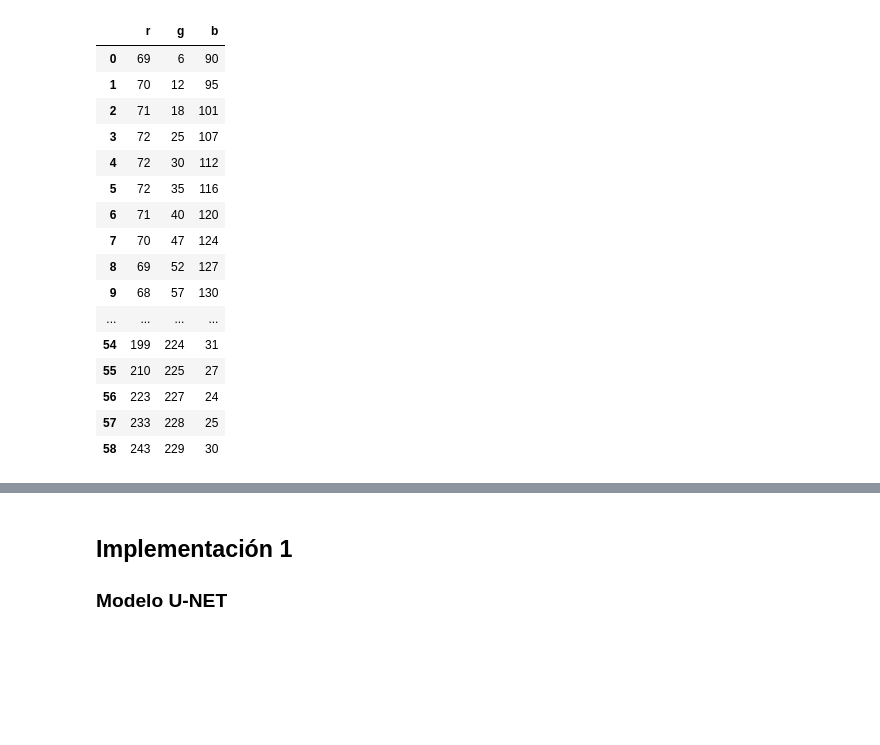
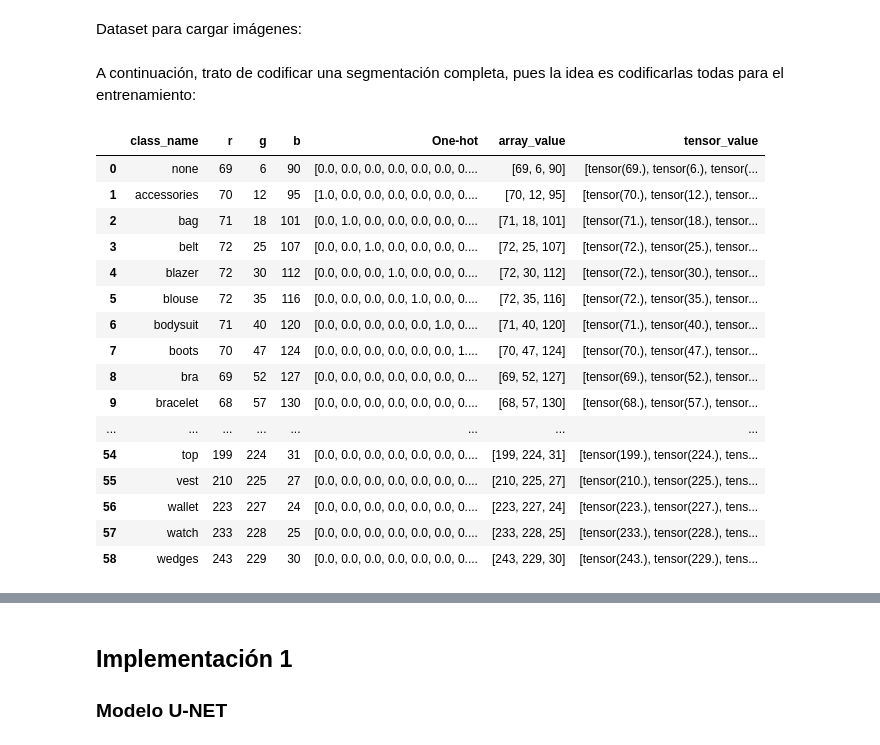
Before and after one commit to KrishT97/ClothVision, a Jupyter notebook: project.ipynb, the cells around one changed output, grey strips where cells are left out. Drawn from its saved outputs; the diff is of its cells as text; code cells hidden in the pictures; blank space fills up the shorter version.

```diff
--- a/project.ipynb
+++ b/project.ipynb
@@ -79,20 +75,0 @@ array([3., 1., 2., 2., 1., 1., 1., 1., 1., 1., 1., 1., 1., 1., 1., 1., 1.,
-# %%
-classes[["r","g","b"]]
-# %% [output]
-|  | r | g | b |
-| 0 | 69 | 6 | 90 |
-| 1 | 70 | 12 | 95 |
-| 2 | 71 | 18 | 101 |
-| 3 | 72 | 25 | 107 |
-| 4 | 72 | 30 | 112 |
-| 5 | 72 | 35 | 116 |
-| 6 | 71 | 40 | 120 |
-| 7 | 70 | 47 | 124 |
-| 8 | 69 | 52 | 127 |
-| 9 | 68 | 57 | 130 |
-| ... | ... | ... | ... |
-| 54 | 199 | 224 | 31 |
-| 55 | 210 | 225 | 27 |
-| 56 | 223 | 227 | 24 |
-| 57 | 233 | 228 | 25 |
-| 58 | 243 | 229 | 30 |
@@ -139,0 +76,2 @@ def get_class_weights(full_dataset, device):
+# %% [markdown]
+Dataset para cargar imágenes:
@@ -139,0 +114,28 @@ def get_class_weights(full_dataset, device):
+# %% [markdown]
+A continuación, trato de codificar una segmentación completa, pues la idea es codificarlas todas para el entrenamiento:
+# %%
+encoder = OneHotEncoder(sparse=False)
+codes = encoder.fit_transform(classes["class_name"].values.reshape(-1,1))
+
+encoded_df = pd.concat([classes, pd.Series(list(codes[:]))], axis=1).rename(columns={0: "One-hot"}, inplace=False)
+encoded_df["array_value"] = encoded_df[["r","g","b"]].apply(lambda x: np.array([x.r, x.g, x.b]), axis=1)
+encoded_df["tensor_value"] = encoded_df[["r","g","b"]].apply(lambda x: torch.tensor([x.r, x.g, x.b]).float(), axis=1)
+encoded_df
+# %% [output]
+|  | class_name | r | g | b | One-hot | array_value | tensor_value |
+| 0 | none | 69 | 6 | 90 | [0.0, 0.0, 0.0, 0.0, 0.0, 0.0, 0.... | [69, 6, 90] | [tensor(69.), tensor(6.), tensor(... |
+| 1 | accessories | 70 | 12 | 95 | [1.0, 0.0, 0.0, 0.0, 0.0, 0.0, 0.... | [70, 12, 95] | [tensor(70.), tensor(12.), tensor... |
+| 2 | bag | 71 | 18 | 101 | [0.0, 1.0, 0.0, 0.0, 0.0, 0.0, 0.... | [71, 18, 101] | [tensor(71.), tensor(18.), tensor... |
+| 3 | belt | 72 | 25 | 107 | [0.0, 0.0, 1.0, 0.0, 0.0, 0.0, 0.... | [72, 25, 107] | [tensor(72.), tensor(25.), tensor... |
+| 4 | blazer | 72 | 30 | 112 | [0.0, 0.0, 0.0, 1.0, 0.0, 0.0, 0.... | [72, 30, 112] | [tensor(72.), tensor(30.), tensor... |
+| 5 | blouse | 72 | 35 | 116 | [0.0, 0.0, 0.0, 0.0, 1.0, 0.0, 0.... | [72, 35, 116] | [tensor(72.), tensor(35.), tensor... |
+| 6 | bodysuit | 71 | 40 | 120 | [0.0, 0.0, 0.0, 0.0, 0.0, 1.0, 0.... | [71, 40, 120] | [tensor(71.), tensor(40.), tensor... |
+| 7 | boots | 70 | 47 | 124 | [0.0, 0.0, 0.0, 0.0, 0.0, 0.0, 1.... | [70, 47, 124] | [tensor(70.), tensor(47.), tensor... |
+| 8 | bra | 69 | 52 | 127 | [0.0, 0.0, 0.0, 0.0, 0.0, 0.0, 0.... | [69, 52, 127] | [tensor(69.), tensor(52.), tensor... |
+| 9 | bracelet | 68 | 57 | 130 | [0.0, 0.0, 0.0, 0.0, 0.0, 0.0, 0.... | [68, 57, 130] | [tensor(68.), tensor(57.), tensor... |
+| ... | ... | ... | ... | ... | ... | ... | ... |
+| 54 | top | 199 | 224 | 31 | [0.0, 0.0, 0.0, 0.0, 0.0, 0.0, 0.... | [199, 224, 31] | [tensor(199.), tensor(224.), tens... |
+| 55 | vest | 210 | 225 | 27 | [0.0, 0.0, 0.0, 0.0, 0.0, 0.0, 0.... | [210, 225, 27] | [tensor(210.), tensor(225.), tens... |
+| 56 | wallet | 223 | 227 | 24 | [0.0, 0.0, 0.0, 0.0, 0.0, 0.0, 0.... | [223, 227, 24] | [tensor(223.), tensor(227.), tens... |
+| 57 | watch | 233 | 228 | 25 | [0.0, 0.0, 0.0, 0.0, 0.0, 0.0, 0.... | [233, 228, 25] | [tensor(233.), tensor(228.), tens... |
+| 58 | wedges | 243 | 229 | 30 | [0.0, 0.0, 0.0, 0.0, 0.0, 0.0, 0.... | [243, 229, 30] | [tensor(243.), tensor(229.), tens... |
```
Also changed, not shown: parts of 17 cells of this notebook, 1 other file.
